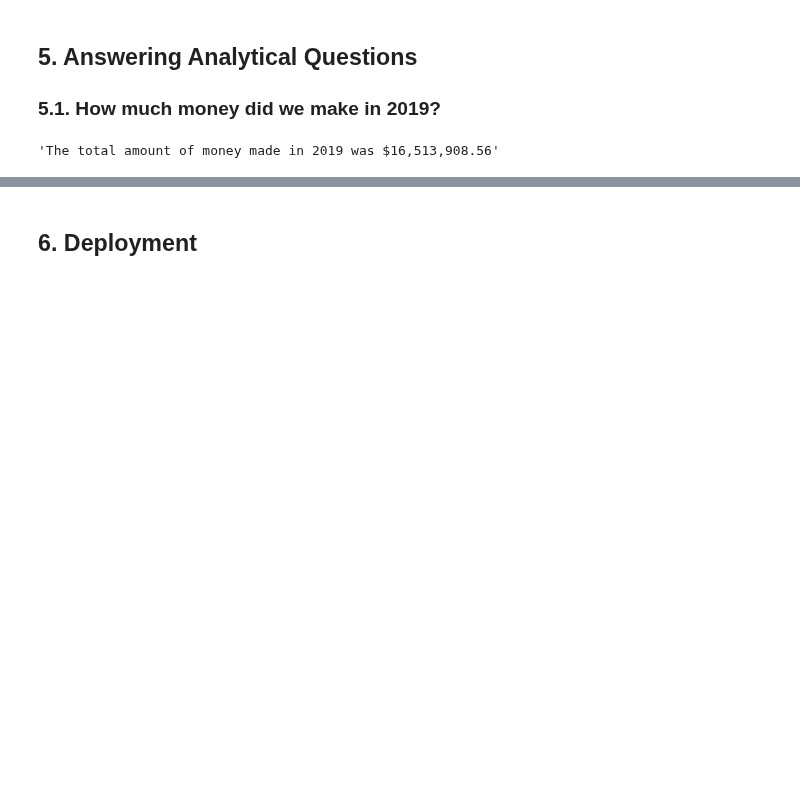
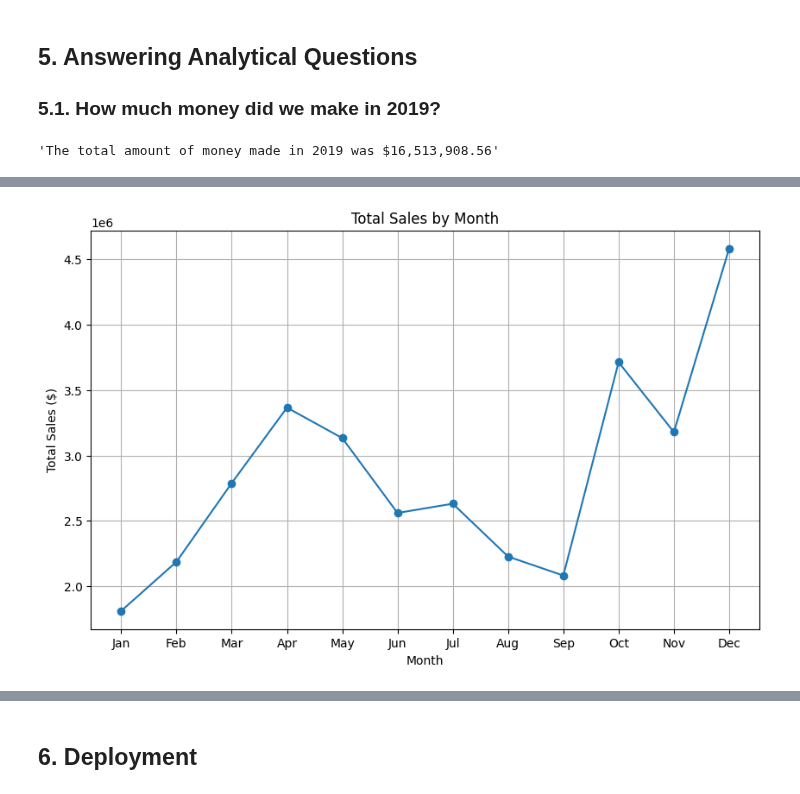
Before and after one commit to pk-aduyaw/Sales-Analysis-with-Power-BI, a Jupyter notebook: Notebook/sales_analysis.ipynb, the cells around one changed output, grey strips where cells are left out. Saved outputs shown, nothing was run; the diff lists cells and outputs as text; code cells hidden in the pictures; blank space fills up the shorter version.

```diff
--- a/Notebook/sales_analysis.ipynb
+++ b/Notebook/sales_analysis.ipynb
@@ -663,0 +673,17 @@ f"The total amount of money made in 2019 was ${format(data_2019['Sales'].sum(),
+# %%
+# Extract month from 'Order_Date'
+full_year_data['Order_Month'] = full_year_data['Order_Date'].dt.month
+
+# Calculate total sales for each month
+monthly_sales = full_year_data.groupby('Order_Month')['Price_Each'].sum()
+# %%
+# Plot the data
+plt.figure(figsize=(10, 6))
+monthly_sales.plot(kind='line', marker='o')
+plt.title('Total Sales by Month')
+plt.xlabel('Month')
+plt.ylabel('Total Sales ($)')
+plt.xticks(range(1, 13), ['Jan', 'Feb', 'Mar', 'Apr', 'May', 'Jun', 'Jul', 'Aug', 'Sep', 'Oct', 'Nov', 'Dec'])
+plt.grid(True)
+# %% [output]
+[figure, added]
```
Also changed, not shown: parts of 11 cells of this notebook.
